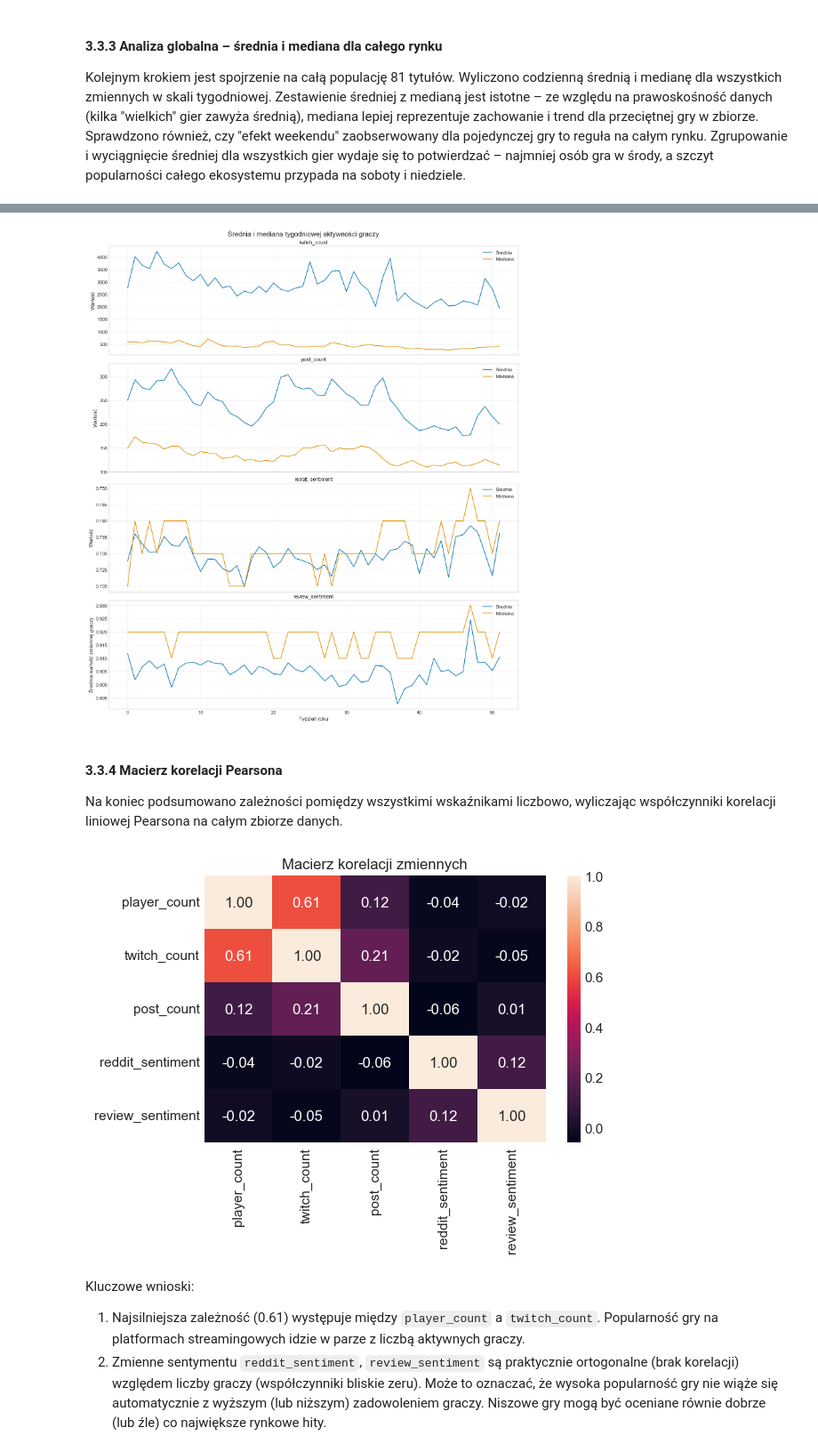
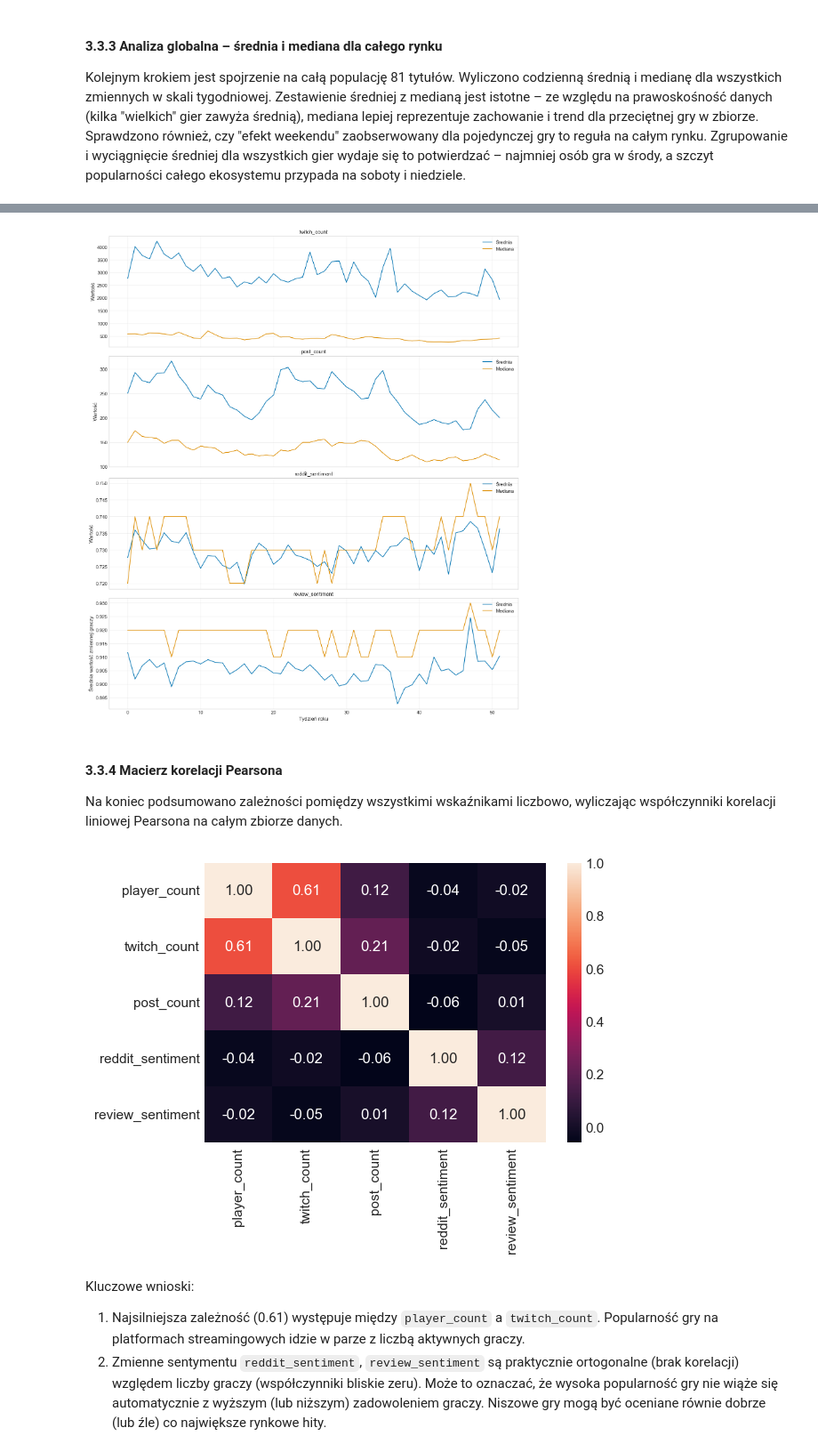
Before and after one commit to mapisz/Magisterka, a Jupyter notebook: data_prep_and_exploration.ipynb, the cells around one changed output, grey strips where cells are left out. Shown at 89% size. Drawn from its saved outputs; the diff is of its cells as text; code cells hidden in the pictures.

```diff
--- a/data_prep_and_exploration.ipynb
+++ b/data_prep_and_exploration.ipynb
@@ -765,30 +765,30 @@ for ax, variable in zip(axes, variables_no_player_count):
 
 axes[-1].set_xlabel("week")
 
-fig.suptitle("Średnia i mediana tygodniowej aktywności graczy", fontsize=16)
+#fig.suptitle("Średnia i mediana tygodniowej aktywności graczy", fontsize=16)
 plt.xlabel("Tydzień roku")
 plt.ylabel("Średnia wartość zmiennej graczy")
 
 plt.show()
 # %% [output]
-[figure, old version]
+[figure, new version]
 # %% [markdown]
 #### 3.3.4 Macierz korelacji Pearsona
 Na koniec podsumowano zależności pomiędzy wszystkimi wskaźnikami liczbowo, wyliczając współczynniki korelacji liniowej Pearsona na całym zbiorze danych.
 # %%
 correlations = panel_data[variables].corr()
 
 sns.heatmap(
     correlations,
     annot=True,
     fmt=".2f"
 )
 
-plt.title("Macierz korelacji zmiennych")
+#plt.title("Macierz korelacji zmiennych")
 plt.tight_layout()
 plt.show()
 # %% [output]
-[figure, old version]
+[figure, new version]
 # %% [markdown]
 Kluczowe wnioski:
 1. Najsilniejsza zależność (0.61) występuje między `player_count` a `twitch_count`. Popularność gry na platformach streamingowych idzie w parze z liczbą aktywnych graczy.
```
Also changed, not shown: parts of 8 cells of this notebook, 2 other files.
